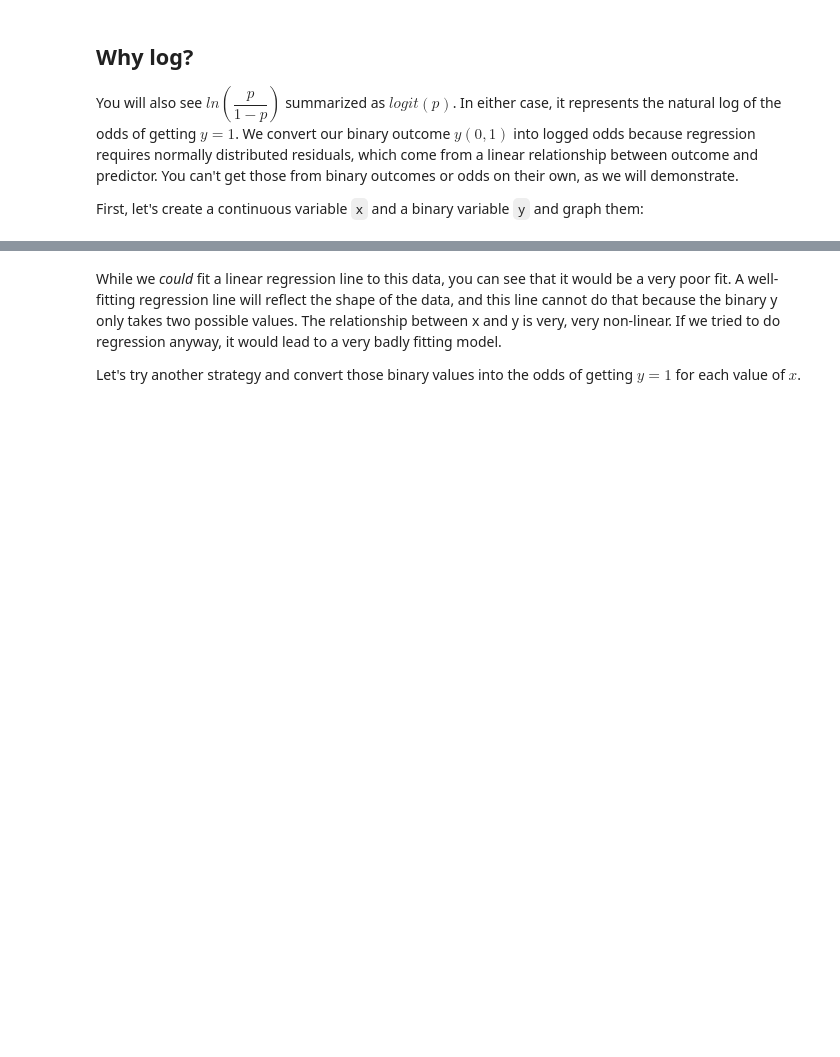
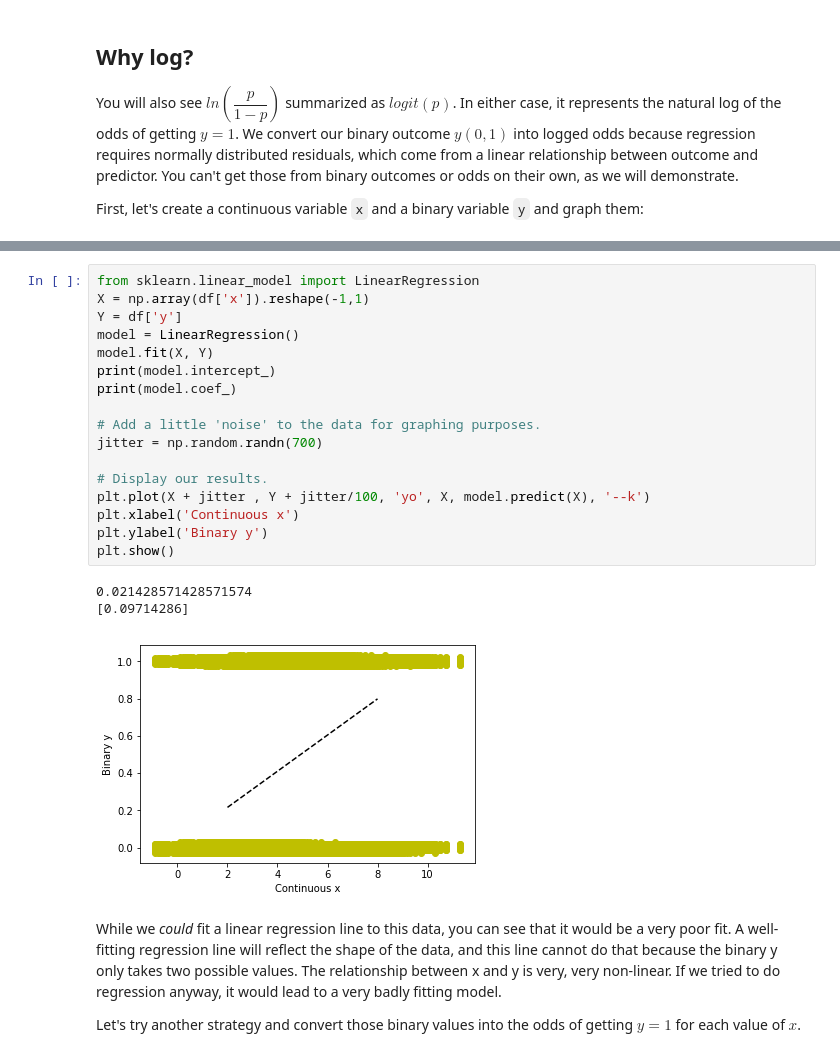
Before and after one commit to Tinsae/Thinkful-Data-Science, a Jupyter notebook: DS/Unit 3/3.3.1+Logistic+Regression.ipynb, the cells around one changed output, grey strips where cells are left out. Cells and saved outputs as stored; diff of their text form; blank space fills up the shorter version.

```diff
--- a/DS/Unit 3/3.3.1+Logistic+Regression.ipynb
+++ b/DS/Unit 3/3.3.1+Logistic+Regression.ipynb
@@ -92,3 +107,24 @@ plt.show()
+# %%
+from sklearn.linear_model import LinearRegression
+X = np.array(df['x']).reshape(-1,1)
+Y = df['y']
+model = LinearRegression()
+model.fit(X, Y)
+print(model.intercept_)
+print(model.coef_)
+
+# Add a little 'noise' to the data for graphing purposes.
+jitter = np.random.randn(700)
+
+# Display our results.
+plt.plot(X + jitter , Y + jitter/100, 'yo', X, model.predict(X), '--k')
+plt.xlabel('Continuous x')
+plt.ylabel('Binary y')
+plt.show()
+# %% [output]
+0.021428571428571574
+[0.09714286]
+[figure, added]
 # %% [markdown]
 While we _could_ fit a linear regression line to this data, you can see that it would be a very poor fit.  A well-fitting regression line will reflect the shape of the data, and this line cannot do that because the binary y only takes two possible values.  The relationship between x and y is very, very non-linear.  If we tried to do regression anyway, it would lead to a very badly fitting model.
 
```
Also changed, not shown: parts of 22 cells of this notebook.
